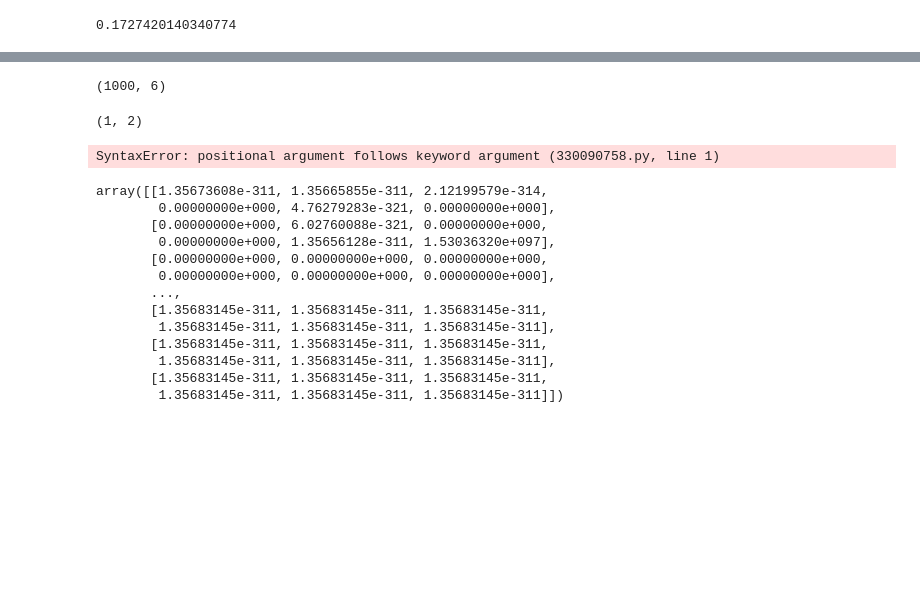
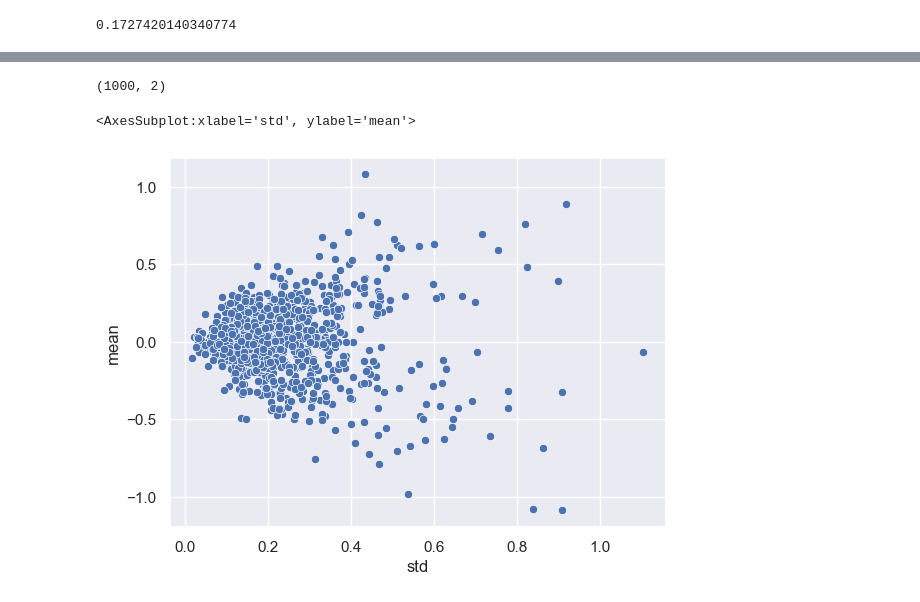
Before and after one commit to memlein/Markowitz-portfolio, a Jupyter notebook: portfolio.ipynb, the cells around one changed output, grey strips where cells are left out. Cells and saved outputs as stored; diff of their text form; code cells hidden in the pictures; blank space fills up the shorter version.

```diff
--- a/portfolio.ipynb
+++ b/portfolio.ipynb
@@ -93,0 +90,7 @@ w[0,0] * data2.iloc[0,0]
+# %%
+returns_mean = returns_test.mean(axis=1)
+returns_std = returns_test.std(axis = 1)
+# %%
+results = pd.DataFrame([returns_mean, returns_std]).T
+# %%
+results.columns = ["mean", "std"]
@@ -94,28 +106,9 @@ w[0,0] * data2.iloc[0,0]
 # %%
-w.shape
+results.shape
 # %% [output]
-(1000, 6)
+(1000, 2)
-# %%
-returns_test.shape
-# %% [output]
-(1, 2)
-# %%
-np.empty(shape = [3,2], 0)
-# %% [output]
-SyntaxError: positional argument follows keyword argument (330090758.py, line 1)
-# %%
-np.empty_like(w)
-# %% [output]
-array([[1.35673608e-311, 1.35665855e-311, 2.12199579e-314,
-        0.00000000e+000, 4.76279283e-321, 0.00000000e+000],
-       [0.00000000e+000, 6.02760088e-321, 0.00000000e+000,
-        0.00000000e+000, 1.35656128e-311, 1.53036320e+097],
-       [0.00000000e+000, 0.00000000e+000, 0.00000000e+000,
-        0.00000000e+000, 0.00000000e+000, 0.00000000e+000],
-       ...,
-       [1.35683145e-311, 1.35683145e-311, 1.35683145e-311,
-        1.35683145e-311, 1.35683145e-311, 1.35683145e-311],
-       [1.35683145e-311, 1.35683145e-311, 1.35683145e-311,
-        1.35683145e-311, 1.35683145e-311, 1.35683145e-311],
-       [1.35683145e-311, 1.35683145e-311, 1.35683145e-311,
-        1.35683145e-311, 1.35683145e-311, 1.35683145e-311]])
+# %%
+sns.scatterplot(y = results["mean"], x = results["std"])
+# %% [output]
+<AxesSubplot:xlabel='std', ylabel='mean'>
+[figure, added]
```
Also changed, not shown: parts of 4 cells of this notebook.
